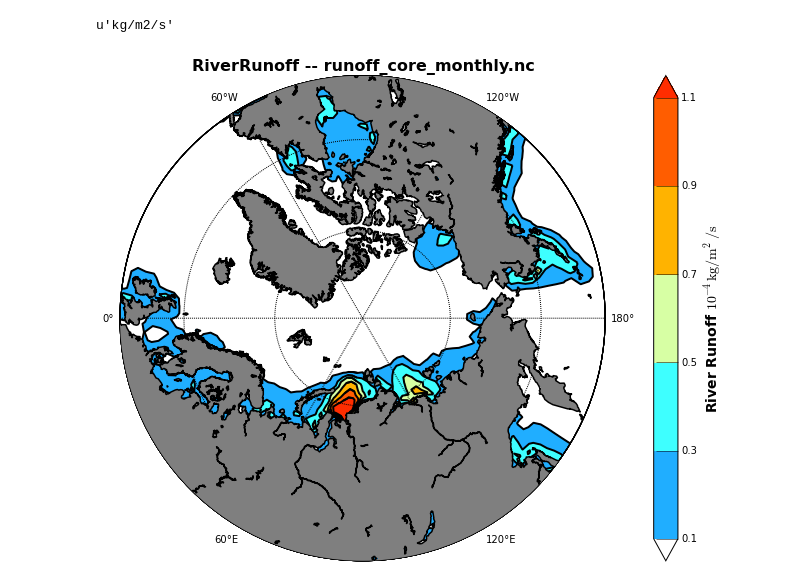
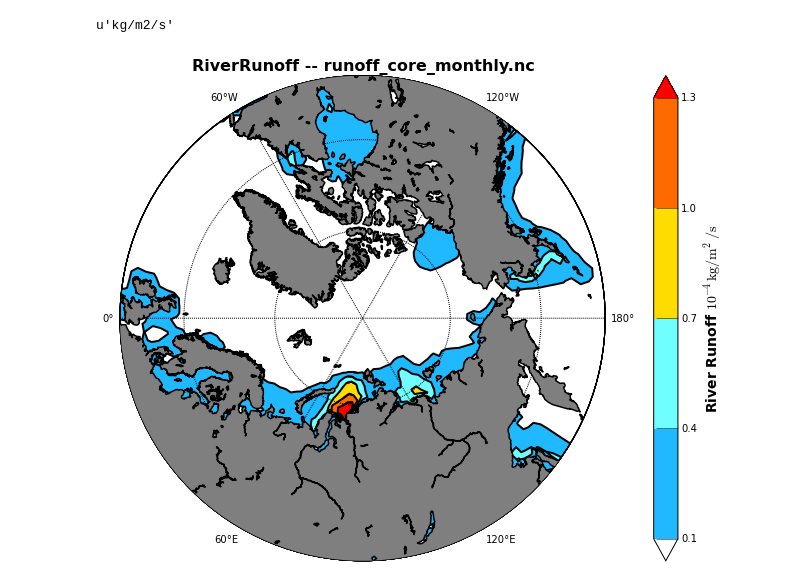
Before and after one commit to UBC-MOAD/ccar-modeling-nemo-tools, a Jupyter notebook: 05_ORCA2_Input.ipynb, the cells around one changed output. Drawn from its saved outputs; the diff is of its cells as text; code cells hidden in the pictures.

```diff
--- a/05_ORCA2_Input.ipynb
+++ b/05_ORCA2_Input.ipynb
@@ -217,16 +284,17 @@ runoff_obj.variables['sorunoff'].units
 # %% [output]
 u'kg/m2/s'
 # %%
-clev=np.arange(0.1, 1.3, 0.2)
+clev=np.arange(0.1, 1.5, 0.3)
 CMap=cm.GMT_no_green
+CMap.set_under('w')
 var_name='River Runoff $\mathrm{10^{-4} kg/m^2/s}$'
 fig, ax, proj = draw_ORCA2_Arctic(nav_lon, nav_lat, 50, np.mean(runoff, 0)*1e4, clev, var_name, CMap)
 title='RiverRunoff -- runoff_core_monthly.nc'
 ax.set_title(title, fontsize=16, fontweight='bold')
 fig.set_size_inches(10, 10)
 fig.canvas.draw()
 # %% [output]
-[figure, old version]
+[figure, new version]
 # %%
 mon=np.arange(1, 13, 1)
 fig, ax = draw_temporal_variation(mon, np.mean(np.mean(runoff, 1), 1), 'SST', 'b')
```
Also changed, not shown: parts of 15 cells of this notebook.
